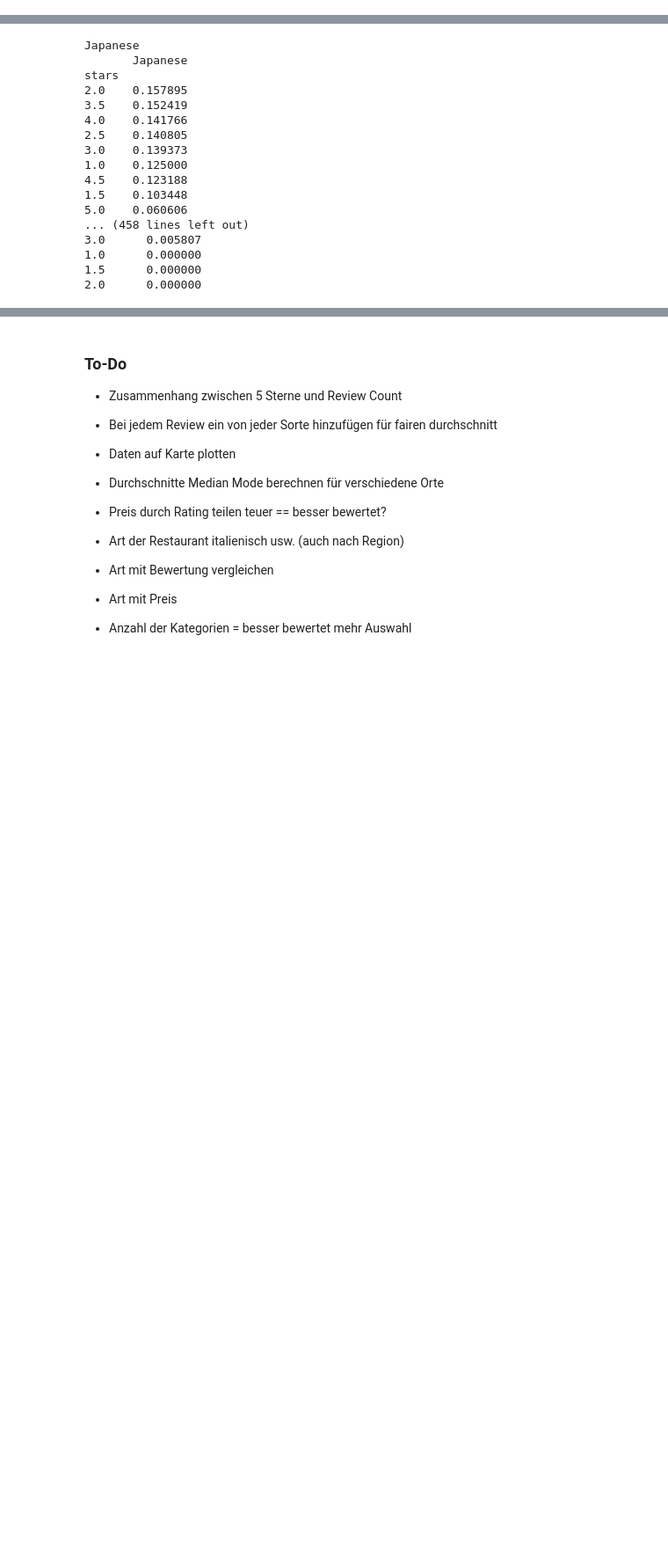
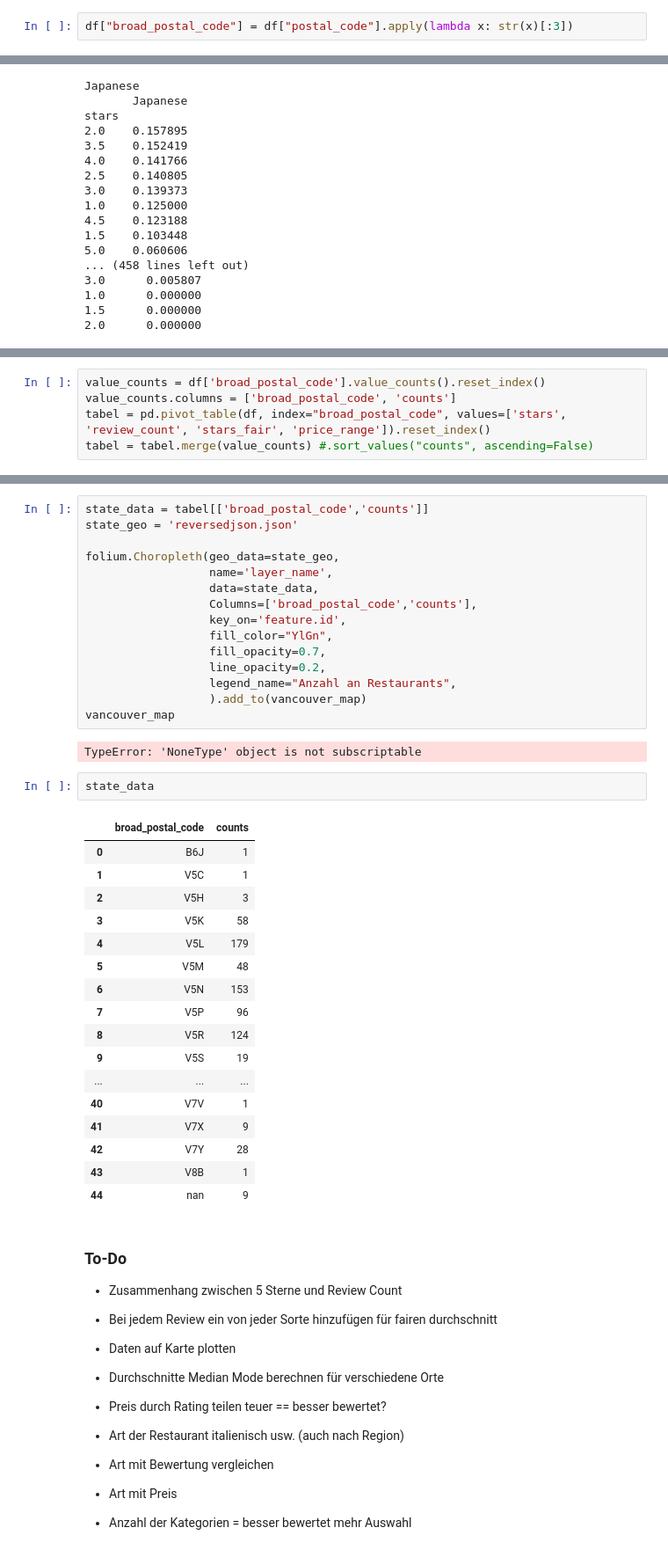
Before and after one commit to BadeJoey/Yelp_Analyser, a Jupyter notebook: data_eda.ipynb, the cells around one changed output, grey strips where cells are left out. Shown: that part at 88% size. Saved outputs shown, nothing was run; the diff lists cells and outputs as text; blank space fills up the shorter version.

```diff
--- a/data_eda.ipynb
+++ b/data_eda.ipynb
@@ -41,3 +44,5 @@ for x in ['NoiseLevel', 'Alcohol', 'WiFi', 'RestaurantsAttire']:
+# %%
+df["broad_postal_code"] = df["postal_code"].apply(lambda x: str(x)[:3])
 # %% [markdown]
 Hilfsmethoden um einzufügen wie lange ein Geschäft offen ist
 # %%
@@ -542,0 +550,5 @@ pd.pivot_table(df, index="Fast Food", values=['stars', 'review_count', "stars_fa
+# %%
+value_counts = df['broad_postal_code'].value_counts().reset_index()
+value_counts.columns = ['broad_postal_code', 'counts']
+tabel = pd.pivot_table(df, index="broad_postal_code", values=['stars', 'review_count', 'stars_fair', 'price_range']).reset_index()
+tabel = tabel.merge(value_counts) #.sort_values("counts", ascending=False)
@@ -543,3 +650,40 @@ pd.pivot_table(df, index="Fast Food", values=['stars', 'review_count', "stars_fa
+# %%
+state_data = tabel[['broad_postal_code','counts']]
+state_geo = 'reversedjson.json'
+
+folium.Choropleth(geo_data=state_geo,
+                  name='layer_name',
+                  data=state_data,
+                  Columns=['broad_postal_code','counts'],
+                  key_on='feature.id',
+                  fill_color="YlGn",
+                  fill_opacity=0.7,
+                  line_opacity=0.2,
+                  legend_name="Anzahl an Restaurants",
+                  ).add_to(vancouver_map)
+vancouver_map
+# %% [output]
+TypeError: 'NoneType' object is not subscriptable
+# %%
+state_data
+# %% [output]
+|  | broad_postal_code | counts |
+| 0 | B6J | 1 |
+| 1 | V5C | 1 |
+| 2 | V5H | 3 |
+| 3 | V5K | 58 |
+| 4 | V5L | 179 |
+| 5 | V5M | 48 |
+| 6 | V5N | 153 |
+| 7 | V5P | 96 |
+| 8 | V5R | 124 |
+| 9 | V5S | 19 |
+| ... | ... | ... |
+| 40 | V7V | 1 |
+| 41 | V7X | 9 |
+| 42 | V7Y | 28 |
+| 43 | V8B | 1 |
+| 44 | nan | 9 |
 # %% [markdown]
 ### To-Do
 - Zusammenhang zwischen 5 Sterne und Review Count
```
Also changed, not shown: parts of 22 cells of this notebook.
